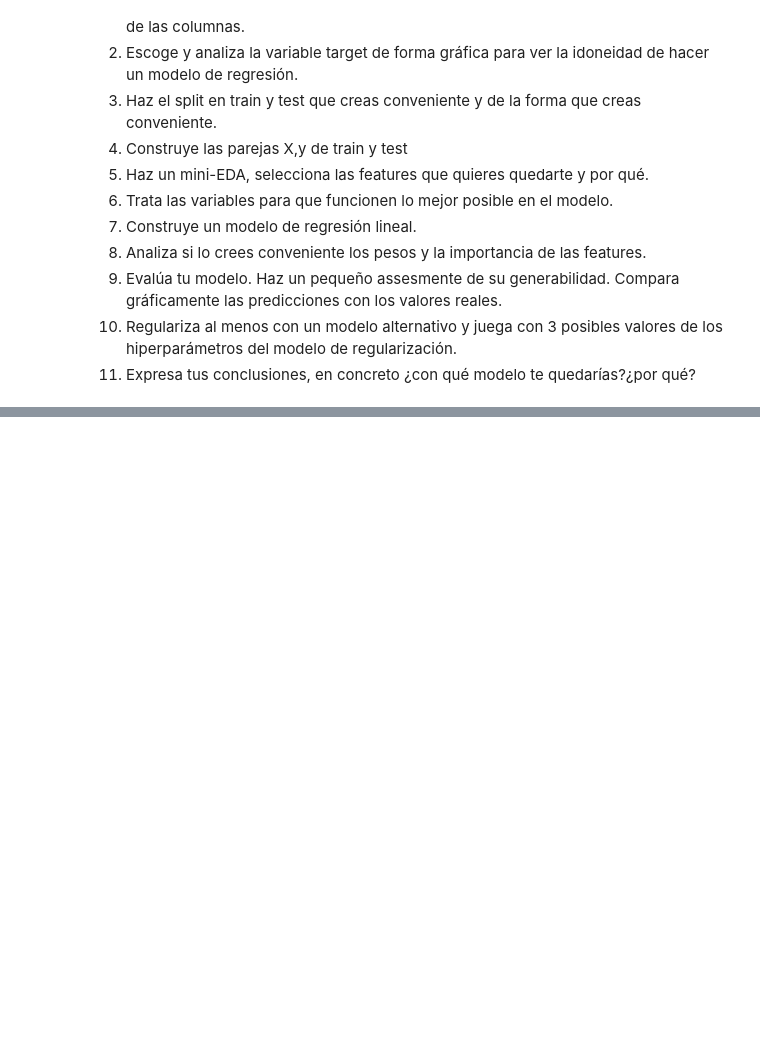
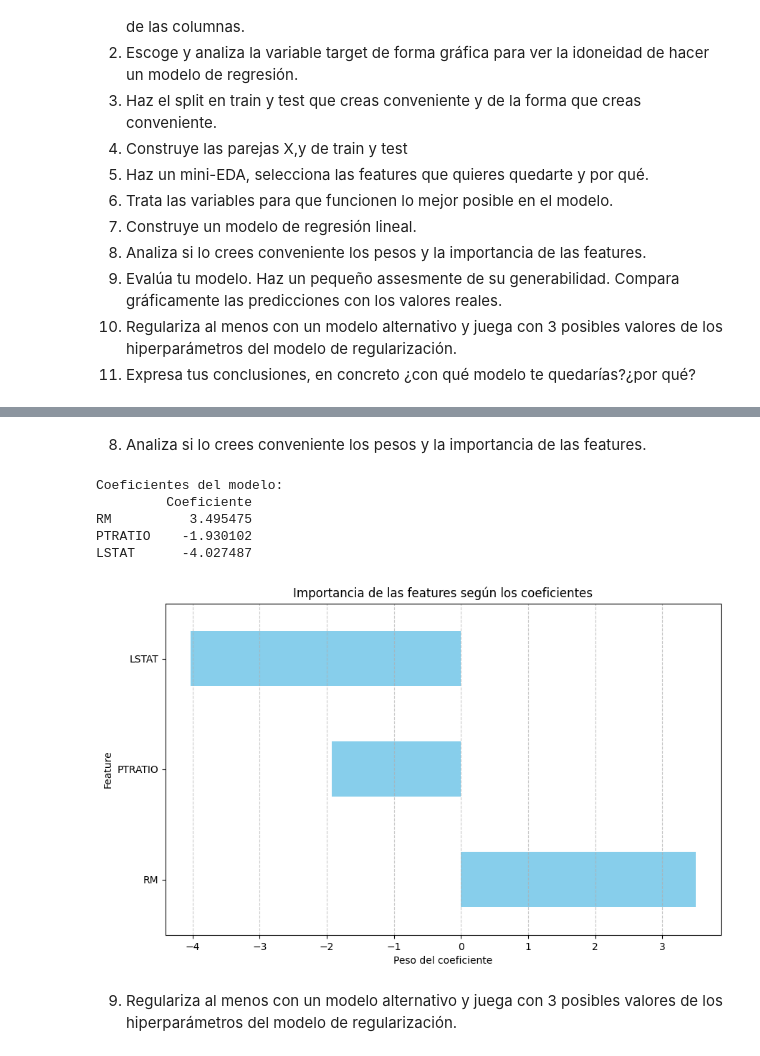
Before and after one commit to hardrockcae/hardrockcae-CAE-settings, a Jupyter notebook: 18_Practica_Obligatoria_Regresion_Lineal_y_Regularización.ipynb, the cells around one changed output, grey strips where cells are left out. Saved outputs shown, nothing was run; the diff lists cells and outputs as text; code cells hidden in the pictures; blank space fills up the shorter version.

```diff
--- a/18_Practica_Obligatoria_Regresion_Lineal_y_Regularización.ipynb
+++ b/18_Practica_Obligatoria_Regresion_Lineal_y_Regularización.ipynb
@@ -86,0 +307,16 @@ print(data[target].describe())
+# %%
+from sklearn.linear_model import LinearRegression
+
+# Paso 7: Construcción del modelo de regresión lineal
+# Instanciar el modelo
+lin_reg = LinearRegression()
+
+# Entrenar el modelo con los datos de entrenamiento escalados
+lin_reg.fit(X_train_scaled, y_train)
+
+# Mostrar los coeficientes y el intercepto del modelo
+print("\nCoeficientes del modelo:")
+coeficientes = pd.DataFrame(lin_reg.coef_, index=selected_features, columns=["Coeficiente"])
+print(coeficientes)
+
+print(f"\nIntercepto del modelo: {lin_reg.intercept_:.2f}")
@@ -86,0 +331,28 @@ print(data[target].describe())
+# %% [markdown]
+8. Analiza si lo crees conveniente los pesos y la importancia de las features.
+# %%
+# Paso 8: Analizar los pesos y la importancia de las features
+
+# Coeficientes del modelo
+print("\nCoeficientes del modelo:")
+coeficientes = pd.DataFrame(lin_reg.coef_, index=selected_features, columns=["Coeficiente"])
+coeficientes = coeficientes.sort_values(by="Coeficiente", ascending=False)
+print(coeficientes)
+
+# Visualización gráfica de los coeficientes
+plt.figure(figsize=(10, 6))
+coeficientes["Coeficiente"].plot(kind="barh", color="skyblue")
+plt.title("Importancia de las features según los coeficientes")
+plt.xlabel("Peso del coeficiente")
+plt.ylabel("Feature")
+plt.grid(axis='x', linestyle='--', alpha=0.7)
+plt.show()
+# %% [output]
+Coeficientes del modelo:
+         Coeficiente
+RM          3.495475
+PTRATIO    -1.930102
+LSTAT      -4.027487
+[figure, added]
+# %% [markdown]
+9. Regulariza al menos con un modelo alternativo y juega con 3 posibles valores de los hiperparámetros del modelo de regularización.
```
Also changed, not shown: parts of 17 cells of this notebook.
